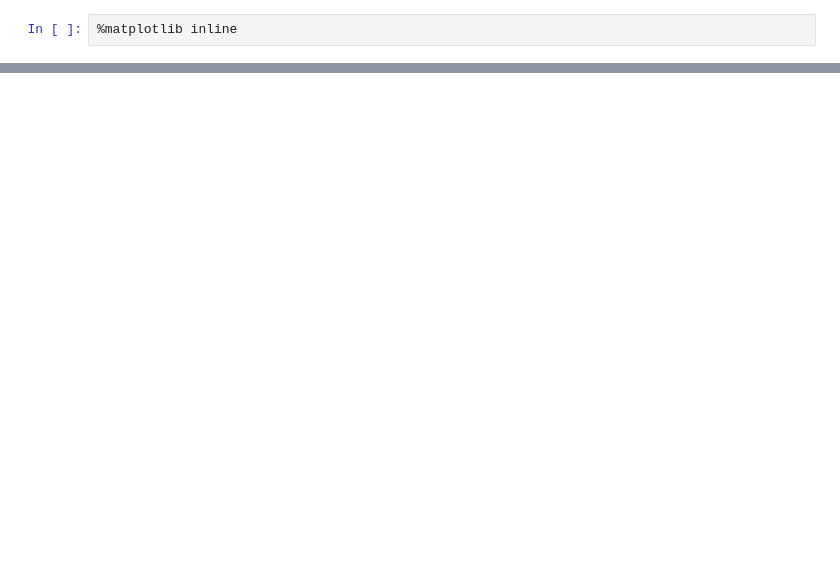
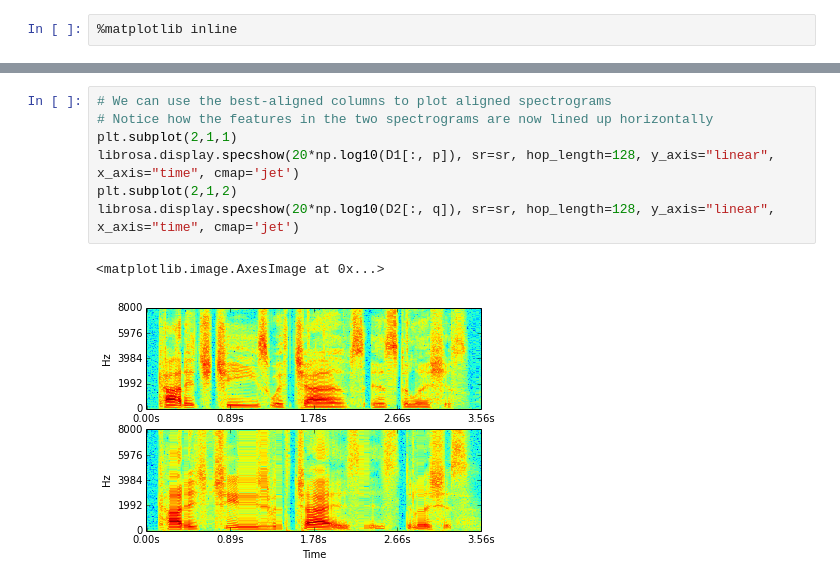
Before and after one commit to dpwe/dp_python, a Jupyter notebook: dp.ipynb, the cells around one changed output, grey strips where cells are left out. Saved outputs shown, nothing was run; the diff lists cells and outputs as text; blank space fills up the shorter version.

```diff
--- a/dp.ipynb
+++ b/dp.ipynb
@@ -119,0 +63,10 @@ C[-1,-1]
+# %%
+# We can use the best-aligned columns to plot aligned spectrograms
+# Notice how the features in the two spectrograms are now lined up horizontally
+plt.subplot(2,1,1)
+librosa.display.specshow(20*np.log10(D1[:, p]), sr=sr, hop_length=128, y_axis="linear", x_axis="time", cmap='jet')
+plt.subplot(2,1,2)
+librosa.display.specshow(20*np.log10(D2[:, q]), sr=sr, hop_length=128, y_axis="linear", x_axis="time", cmap='jet')
+# %% [output]
+<matplotlib.image.AxesImage at 0x...>
+[figure, added]
```
Also changed, not shown: parts of 24 cells of this notebook.
